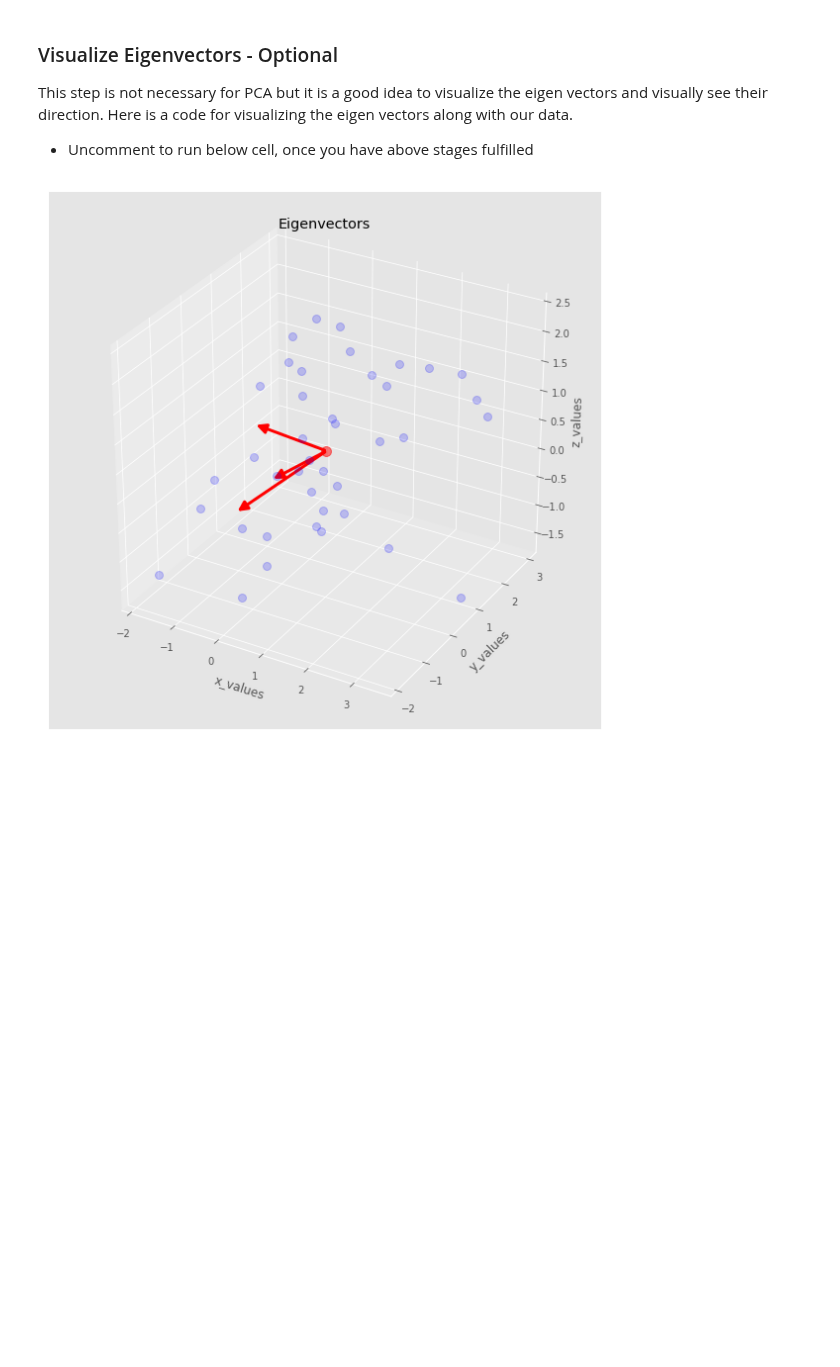
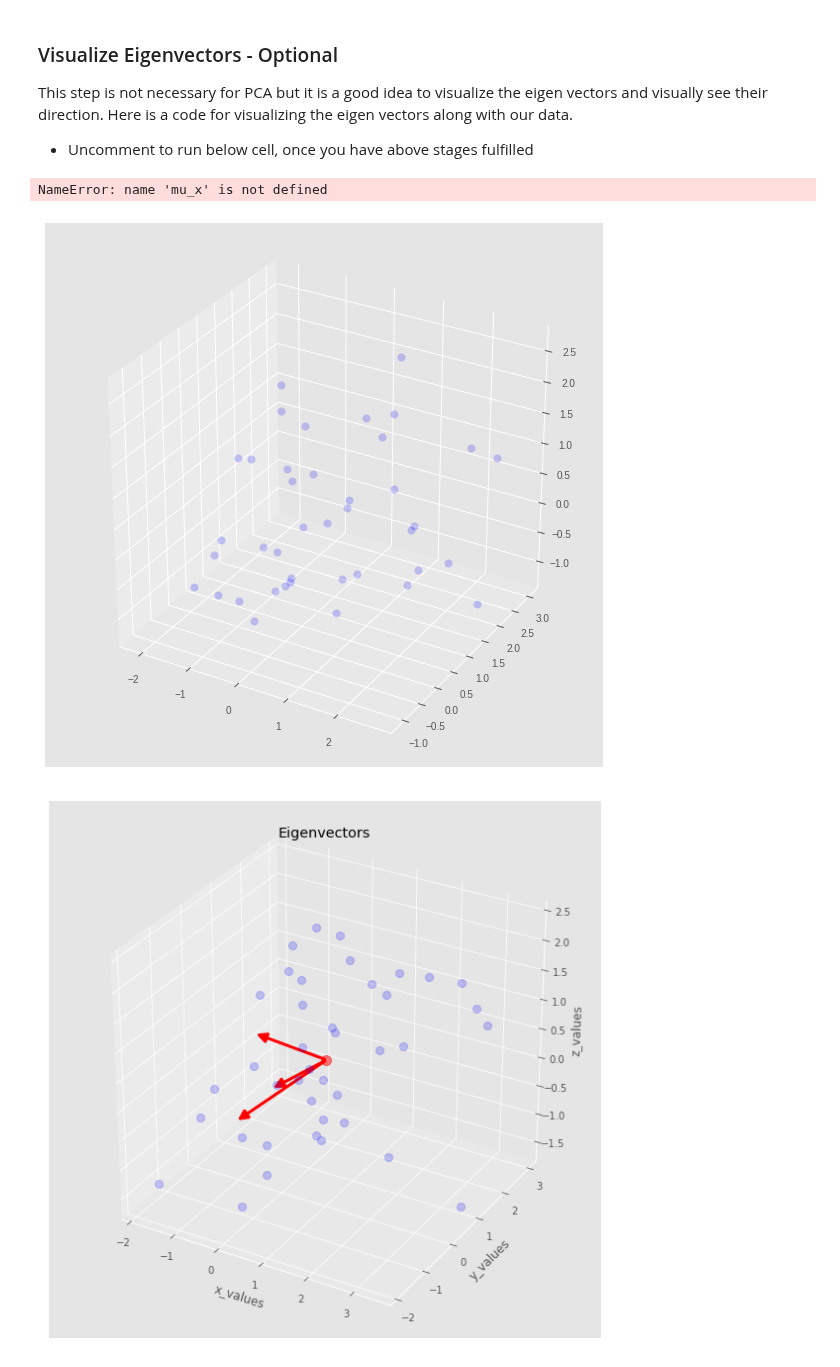
Before and after one commit to Patrickbfuller/dsc-3-34-07-pca-implementation-visualization-python-numpy-lab-seattle-ds-career-040119, a Jupyter notebook: index.ipynb, the cells around one changed output. Cells and saved outputs as stored; diff of their text form; code cells hidden in the pictures; blank space fills up the shorter version.

```diff
--- a/index.ipynb
+++ b/index.ipynb
@@ -225,6 +225,46 @@ np.testing.assert_array_almost_equal(lhs, rhs)
 This step is not necessary for PCA but it is a good idea to visualize the eigen vectors and visually see their direction. Here is a code for visualizing the eigen vectors along with our data.
 
 - Uncomment to run below cell, once you have above stages fulfilled
+# %%
+# Uncomment and run below to visualize your principal components
+
+%matplotlib inline
+
+from matplotlib import pyplot as plt
+from mpl_toolkits.mplot3d import Axes3D
+from mpl_toolkits.mplot3d import proj3d
+from matplotlib.patches import FancyArrowPatch
+
+
+class Arrow3D(FancyArrowPatch):
+    def __init__(self, xs, ys, zs, *args, **kwargs):
+        FancyArrowPatch.__init__(self, (0,0), (0,0), *args, **kwargs)
+        self._verts3d = xs, ys, zs
+
+    def draw(self, renderer):
+        xs3d, ys3d, zs3d = self._verts3d
+        xs, ys, zs = proj3d.proj_transform(xs3d, ys3d, zs3d, renderer.M)
+        self.set_positions((xs[0],ys[0]),(xs[1],ys[1]))
+        FancyArrowPatch.draw(self, renderer)
+
+fig = plt.figure(figsize=(10,10))
+ax = fig.add_subplot(111, projection='3d')
+
+ax.plot(samples[0,:], samples[1,:], samples[2,:], 'o', markersize=8, color='blue', alpha=0.2)
+ax.plot([mu1], [mu_y [mu_z], 'o', markersize=10, color='red', alpha=0.5)
+for v in eigen_vector.T:
+    a = Arrow3D([mu_x, v[0]], [mu_y, v[1]], [mu_z, v[2]], mutation_scale=20, lw=3, arrowstyle="-|>", color="r")
+    ax.add_artist(a)
+ax.set_xlabel('x_values')
+ax.set_ylabel('y_values')
+ax.set_zlabel('z_values')
+
+plt.title('Eigenvectors')
+
+plt.show()
+# %% [output]
+NameError: name 'mu_x' is not defined
+[figure, added]
 # %%
 # Uncomment and run below to visualize your principal components
 
```
